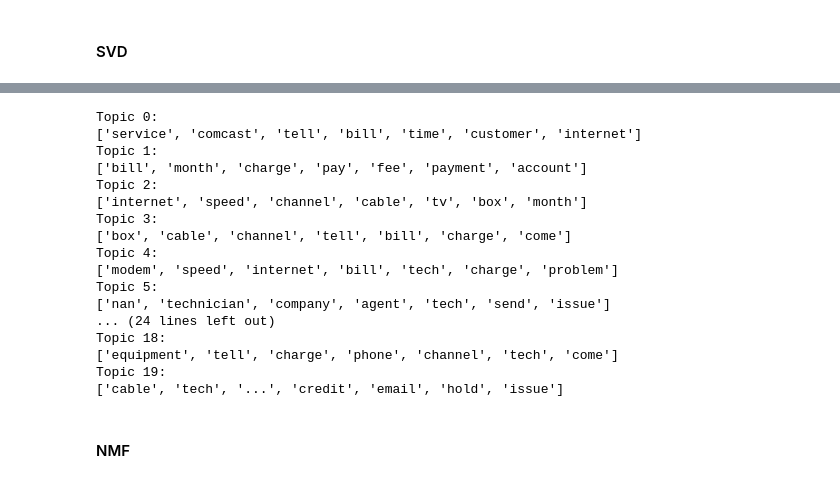
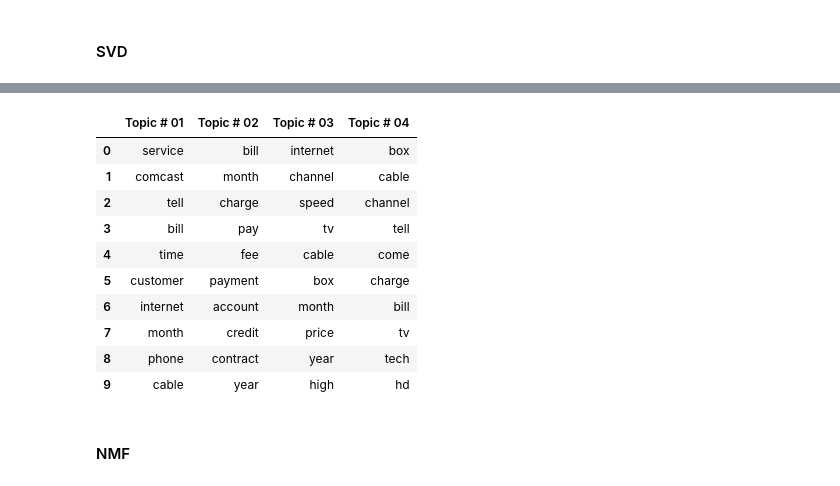
Before and after one commit to howewenann/nlp, a Jupyter notebook: notebooks/Topic_modeling.ipynb, the cells around one changed output, grey strips where cells are left out. Drawn from its saved outputs; the diff is of its cells as text; code cells hidden in the pictures.

```diff
--- a/notebooks/Topic_modeling.ipynb
+++ b/notebooks/Topic_modeling.ipynb
@@ -116,26 +162,11 @@ svd.components_.shape
 # %%
-terms = tfidf_vector.get_feature_names()
+def build_topic_object(components, terms):
 
-for i, comp in enumerate(svd.components_):
-    terms_comp = zip(terms, comp)
-    sorted_terms = sorted(terms_comp, key= lambda x:x[1], reverse=True)[:7]
-    print("Topic "+str(i)+": ")
-    print([x[0] for x in sorted_terms])
+    topics = []
+
+    for i, comp in enumerate(components):
+        terms_comp = zip(terms, comp)
+        sorted_terms = sorted(terms_comp, key= lambda x:x[1], reverse=True)
+        topics = topics + [(i, sorted_terms)]
+
+    return topics
-# %% [output]
-Topic 0:
-['service', 'comcast', 'tell', 'bill', 'time', 'customer', 'internet']
-Topic 1:
-['bill', 'month', 'charge', 'pay', 'fee', 'payment', 'account']
-Topic 2:
-['internet', 'speed', 'channel', 'cable', 'tv', 'box', 'month']
-Topic 3:
-['box', 'cable', 'channel', 'tell', 'bill', 'charge', 'come']
-Topic 4:
-['modem', 'speed', 'internet', 'bill', 'tech', 'charge', 'problem']
-Topic 5:
-['nan', 'technician', 'company', 'agent', 'tech', 'send', 'issue']
-... (24 lines left out)
-Topic 18:
-['equipment', 'tell', 'charge', 'phone', 'channel', 'tech', 'come']
-Topic 19:
-['cable', 'tech', '...', 'credit', 'email', 'hold', 'issue']
@@ -141,0 +180,9 @@ Topic 19:
+# %%
+def get_topic_words_df(topic_object):
+    word_dict = {};
+    for topic_id, topic in topic_object:
+        topic = [word for word, _ in topic]
+        word_dict['Topic # ' + '{:02d}'.format(topic_id + 1)] = topic
+    return pd.DataFrame(word_dict);
+# %%
+svd_topics = build_topic_object(svd.components_, tfidf.get_feature_names())
@@ -142,3 +195,17 @@ Topic 19:
+# %%
+get_topic_words_df(svd_topics).head(10)
+# %% [output]
+|  | Topic # 01 | Topic # 02 | Topic # 03 | Topic # 04 |
+| 0 | service | bill | internet | box |
+| 1 | comcast | month | channel | cable |
+| 2 | tell | charge | speed | channel |
+| 3 | bill | pay | tv | tell |
+| 4 | time | fee | cable | come |
+| 5 | customer | payment | box | charge |
+| 6 | internet | account | month | bill |
+| 7 | month | credit | price | tv |
+| 8 | phone | contract | year | tech |
+| 9 | cable | year | high | hd |
 # %% [markdown]
 #### NMF
 # %%
```
Also changed, not shown: parts of 79 cells of this notebook, 1 other file.
